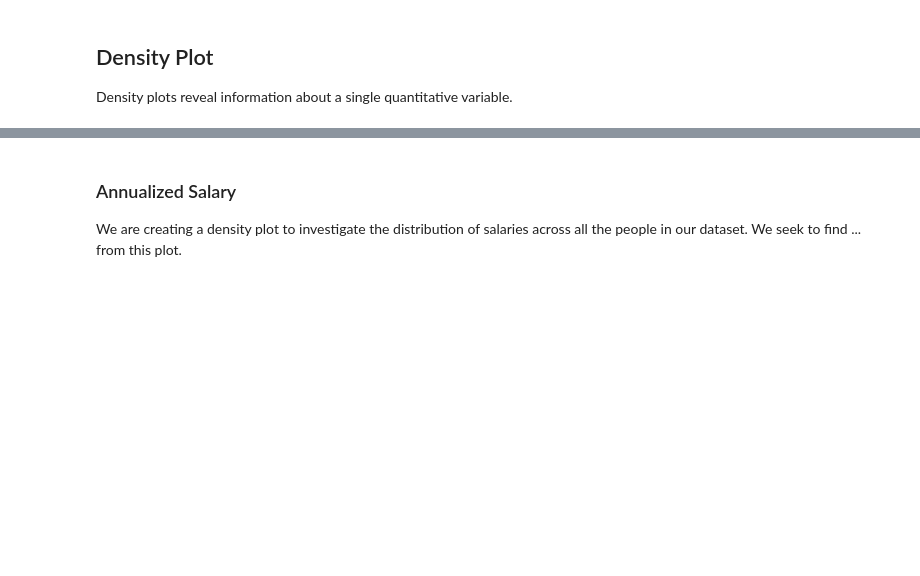
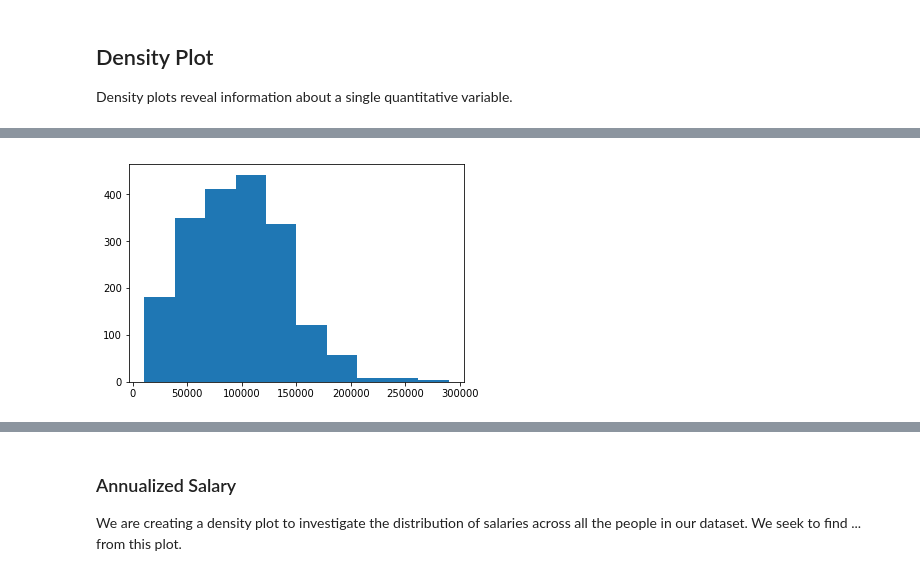
Before and after one commit to stt045/Projects, a Jupyter notebook: FinalProject.ipynb, the cells around one changed output, grey strips where cells are left out. Drawn from its saved outputs; the diff is of its cells as text; code cells hidden in the pictures; blank space fills up the shorter version.

```diff
--- a/FinalProject.ipynb
+++ b/FinalProject.ipynb
@@ -214,0 +248,4 @@ Density plots reveal information about a single quantitative variable.
+# %%
+plt.hist(df_density_plots_male['Annual Base Pay'], bins=10);
+# %% [output]
+[figure, added]
```
Also changed, not shown: parts of 4 cells of this notebook.
